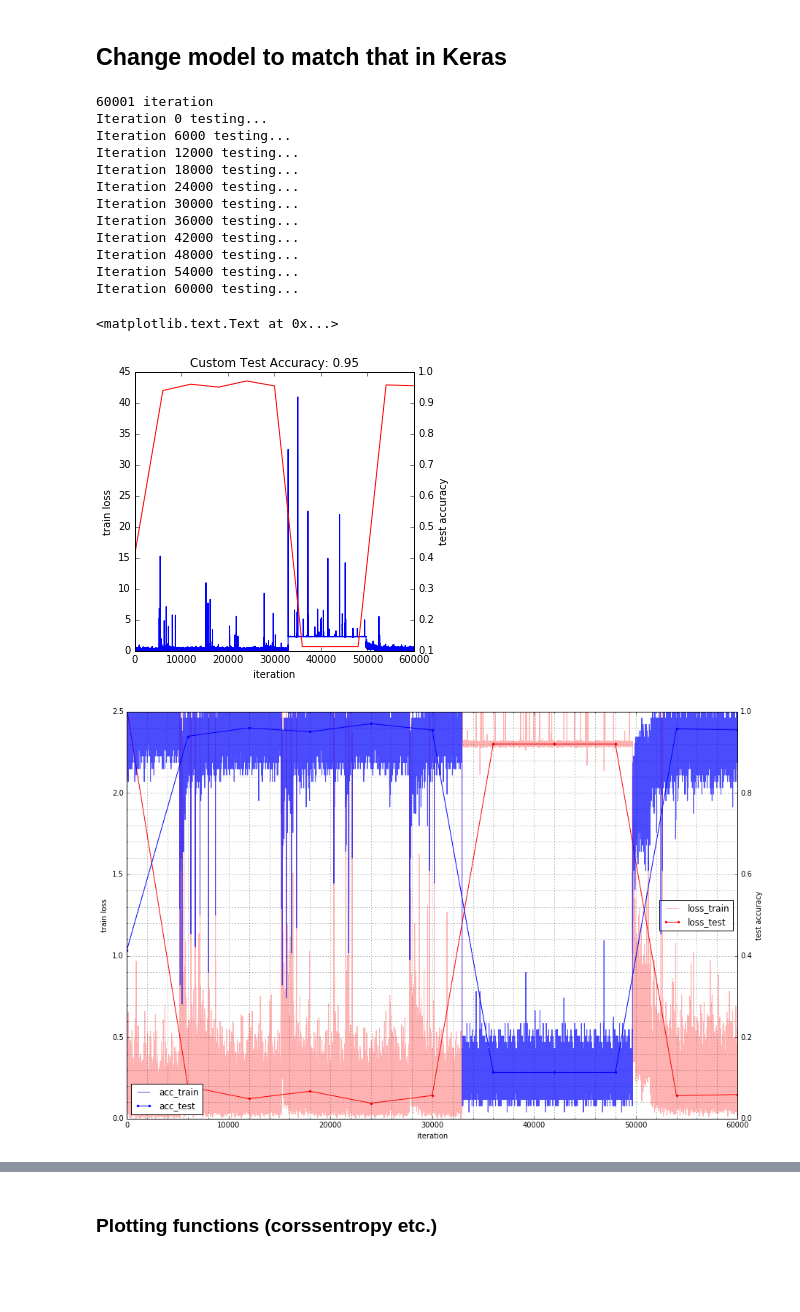
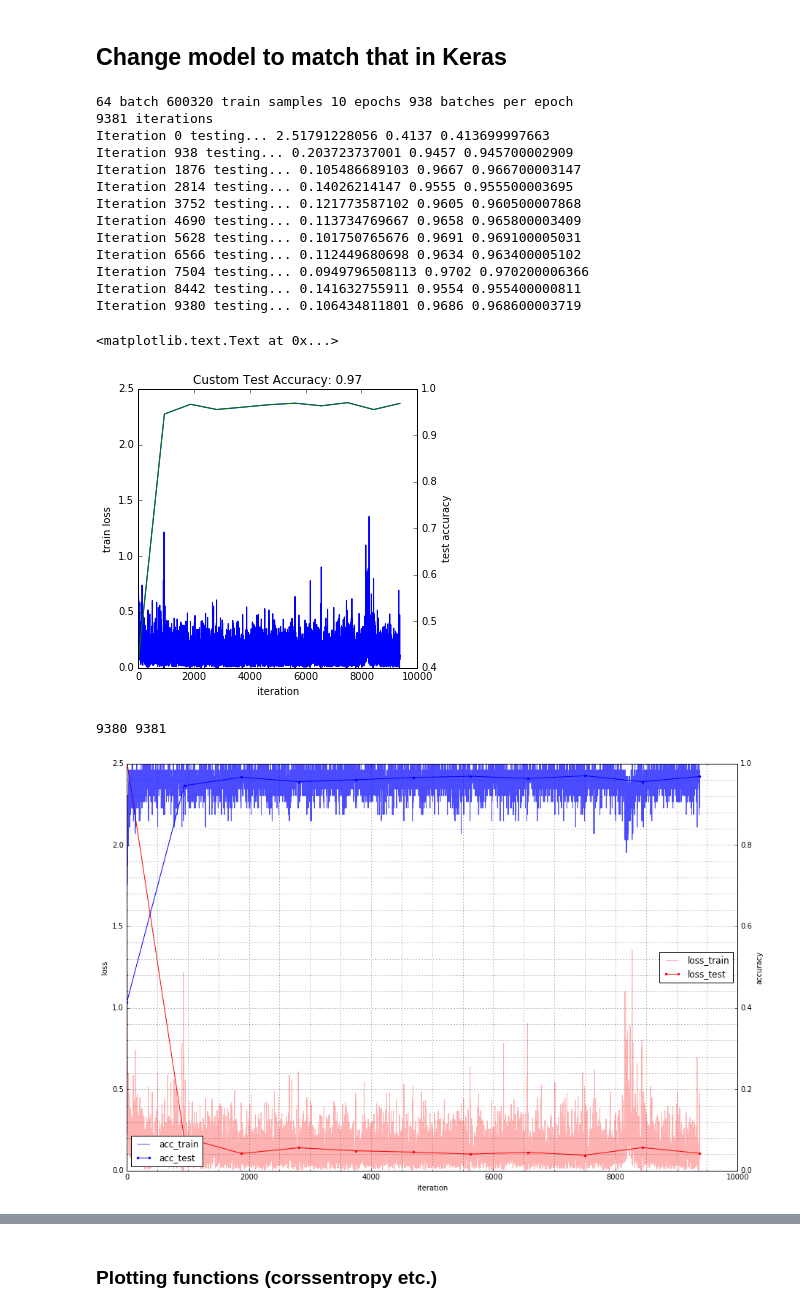
Before and after one commit to pyotr777/caffe_examples, a Jupyter notebook: MNIST sample.ipynb, the cells around one changed output, grey strips where cells are left out. Drawn from its saved outputs; the diff is of its cells as text; code cells hidden in the pictures; blank space fills up the shorter version.

Commit message:
Look close to Keras MNIST.

```diff
--- a/MNIST sample.ipynb
+++ b/MNIST sample.ipynb
@@ -124,6 +125,15 @@ from __future__ import division
 train_net_path = 'mnist/custom_auto_train.prototxt'
 test_net_path = 'mnist/custom_auto_test.prototxt'
 solver_config_path = 'mnist/custom_auto_solver.prototxt'
+
+BATCH = 64
+SAMPLES_TRAIN = 60000
+EPOCHS = 10
+EPOCH_BATCHES = SAMPLES_TRAIN // BATCH +1
+NITER =  EPOCH_BATCHES * EPOCHS
+
+print BATCH,"batch", EPOCH_BATCHES * EPOCHS * BATCH, "train samples", EPOCHS,"epochs", EPOCH_BATCHES, "batches per epoch"
+
 
 ### define net
 def custom_net(lmdb, batch_size):
@@ -150,7 +160,7 @@ def custom_net(lmdb, batch_size):
     return n.to_proto()
 
 with open(train_net_path, 'w') as f:
-    f.write(str(custom_net('mnist/mnist_train_lmdb', 64)))
+    f.write(str(custom_net('mnist/mnist_train_lmdb', BATCH)))
 with open(test_net_path, 'w') as f:
     f.write(str(custom_net('mnist/mnist_test_lmdb', 100)))
 
@@ -165,10 +175,10 @@ s.random_seed = 0xCAFFE
 # Specify locations of the train and (maybe) test networks.
 s.train_net = train_net_path
 s.test_net.append(test_net_path)
-s.test_interval = 6000  # Test after every N training iterations.
+s.test_interval = EPOCH_BATCHES  # Test after every N training iterations.
 s.test_iter.append(100) # Test on 100 batches each time we test.
 
-s.max_iter = 60000     # no. of times to update the net (training iterations)
+s.max_iter = NITER     # no. of times to update the net (training iterations)
 
 # EDIT HERE to try different solvers
 # solver types include "SGD", "Adam", and "Nesterov" among others.
@@ -188,7 +198,7 @@ s.lr_policy = 'fixed'
 #s.power = 0.75
 
 # Display the current training loss and accuracy every 1000 iterations.
-s.display = 1000
+s.display = 100
 
 # Snapshots are files used to store networks we've trained.
 # We'll snapshot every 5K iterations -- twice during training.
@@ -208,14 +218,15 @@ solver = caffe.get_solver(solver_config_path)
 
 ### solve
 niter = s.max_iter+1  # +1 to run evaluation at the end of training (last iteration num. will be max_iter)
-test_interval = niter // 10
+test_interval = EPOCH_BATCHES
 test_iter = 100
-print niter, "iteration"
+print niter, "iterations"
 # losses will also be stored in the log
 train_loss = zeros(niter)
 train_acc  = zeros(niter)
 test_acc = zeros(int(np.ceil(niter / test_interval)))
 test_loss= zeros(int(np.ceil(niter / test_interval)))
+test_acc_check= zeros(int(np.ceil(niter / test_interval)))
 
 # the main solver loop
 for it in range(niter):
@@ -229,45 +240,50 @@ for it in range(niter):
     # (Caffe can also do this for us and write to a log, but we show here
     #  how to do it directly in Python, where more complicated things are easier.)
     if it % test_interval == 0:
-        print 'Iteration', it, 'testing...'
+        print 'Iteration', it, 'testing...',
         correct = 0
         acc_ = 0
         loss_ = 0
         for test_it in range(test_iter):
             solver.test_nets[0].forward()
             correct += sum(solver.test_nets[0].blobs['score'].data.argmax(1)
-                           == solver.test_nets[0].blobs['label'].data)
+                           == solver.test_nets[0].blobs['label'].data)/len(solver.test_nets[0].blobs['label'].data)
             acc_ += solver.test_nets[0].blobs['accuracy'].data
             loss_ += solver.test_nets[0].blobs['loss'].data
 
-        test_acc[it // test_interval] = correct / 1e4
+        test_acc[it // test_interval] = correct / test_iter
+        test_acc_check[it // test_interval] = acc_/ test_iter
         test_loss[it // test_interval] = loss_ / test_iter
+        print test_loss[it // test_interval],test_acc[it // test_interval],test_acc_check[it // test_interval]
 
 _, ax1 = subplots()
 ax2 = ax1.twinx()
 ax1.plot(arange(niter), train_loss)
-ax2.plot(test_interval * arange(len(test_acc)), test_acc, 'r')
+ax2.plot(test_interval * arange(len(test_acc)), test_acc, 'b')
+ax2.plot(test_interval * arange(len(test_acc)), test_acc_check, 'g')
 ax1.set_xlabel('iteration')
 ax1.set_ylabel('train loss')
 ax2.set_ylabel('test accuracy')
 ax2.set_title('Custom Test Accuracy: {:.2f}'.format(test_acc[-1]))
 # %% [output]
-60001 iteration
-Iteration 0 testing...
-Iteration 6000 testing...
-Iteration 12000 testing...
-Iteration 18000 testing...
-Iteration 24000 testing...
-Iteration 30000 testing...
-Iteration 36000 testing...
-Iteration 42000 testing...
-Iteration 48000 testing...
-Iteration 54000 testing...
-Iteration 60000 testing...
+64 batch 600320 train samples 10 epochs 938 batches per epoch
+9381 iterations
+Iteration 0 testing... 2.51791228056 0.4137 0.413699997663
+Iteration 938 testing... 0.203723737001 0.9457 0.945700002909
+Iteration 1876 testing... 0.105486689103 0.9667 0.966700003147
+Iteration 2814 testing... 0.14026214147 0.9555 0.955500003695
+Iteration 3752 testing... 0.121773587102 0.9605 0.960500007868
+Iteration 4690 testing... 0.113734769667 0.9658 0.965800003409
+Iteration 5628 testing... 0.101750765676 0.9691 0.969100005031
+Iteration 6566 testing... 0.112449680698 0.9634 0.963400005102
+Iteration 7504 testing... 0.0949796508113 0.9702 0.970200006366
+Iteration 8442 testing... 0.141632755911 0.9554 0.955400000811
+Iteration 9380 testing... 0.106434811801 0.9686 0.968600003719
 <matplotlib.text.Text at 0x...>
-[figure, old version]
+[figure, new version]
 # %%
-train_pars={'niter':niter, 'test_interval': test_interval}
-plot_loss_accuracy(train_loss, test_loss, train_acc, test_acc, train_pars)
+train_pars={'niter':NITER, 'test_interval': test_interval}
+plot_loss_accuracy(train_loss, test_loss, train_acc, test_acc_check, train_pars)
 # %% [output]
+9380 9381
-[figure, old version]
+[figure, new version]
```
Also changed, not shown: parts of 3 cells of this notebook, 5 other files.
